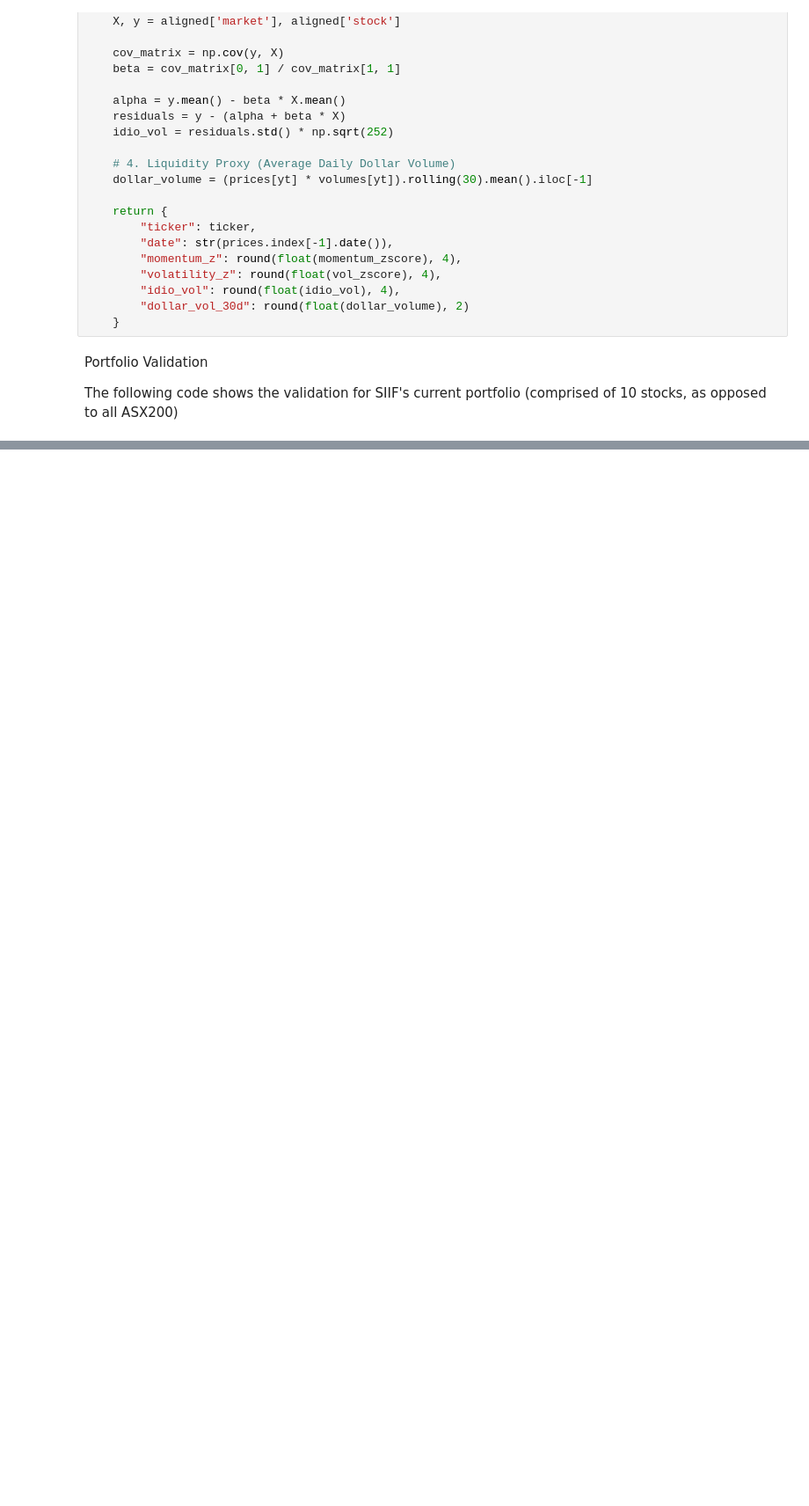
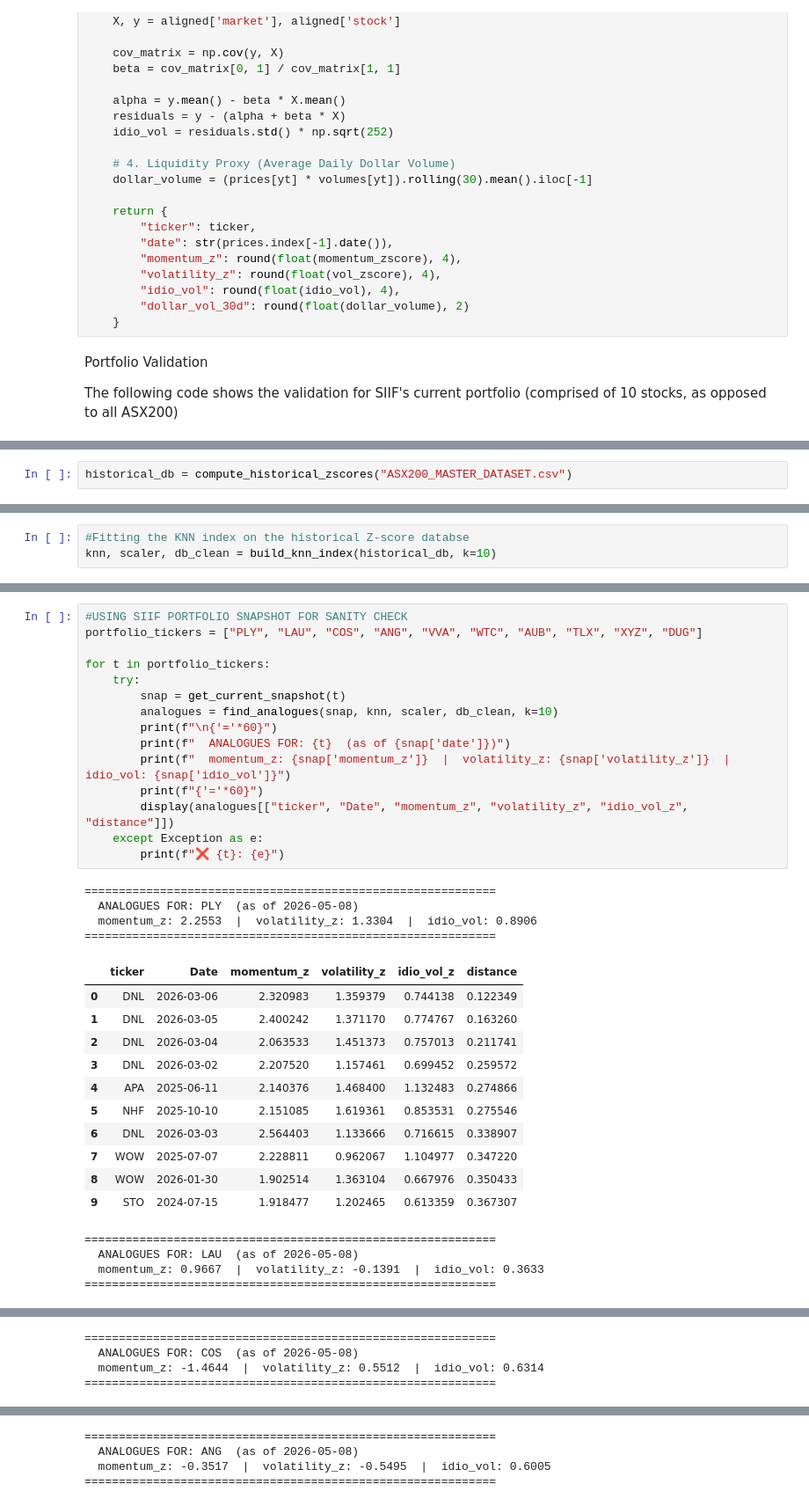
Before and after one commit to siifmelbourne/ASX200_Screener, a Jupyter notebook: 02_similarity_engine.ipynb, the cells around one changed output, grey strips where cells are left out. Shown at 88% size. Cells and saved outputs as stored; diff of their text form; blank space fills up the shorter version.

```diff
--- a/02_similarity_engine.ipynb
+++ b/02_similarity_engine.ipynb
@@ -92,0 +206,2 @@ Now that the live metric engine is validated, the next phase (week 2) invol
+# %%
+historical_db = compute_historical_zscores("ASX200_MASTER_DATASET.csv")
@@ -92,0 +251,3 @@ Now that the live metric engine is validated, the next phase (week 2) invol
+# %%
+#Fitting the KNN index on the historical Z-score databse
+knn, scaler, db_clean = build_knn_index(historical_db, k=10)
@@ -92,0 +275,35 @@ Now that the live metric engine is validated, the next phase (week 2) invol
+# %%
+#USING SIIF PORTFOLIO SNAPSHOT FOR SANITY CHECK
+portfolio_tickers = ["PLY", "LAU", "COS", "ANG", "VVA", "WTC", "AUB", "TLX", "XYZ", "DUG"]
+
+for t in portfolio_tickers:
+    try:
+        snap = get_current_snapshot(t)
+        analogues = find_analogues(snap, knn, scaler, db_clean, k=10)
+        print(f"\n{'='*60}")
+        print(f"  ANALOGUES FOR: {t}  (as of {snap['date']})")
+        print(f"  momentum_z: {snap['momentum_z']}  |  volatility_z: {snap['volatility_z']}  |  idio_vol: {snap['idio_vol']}")
+        print(f"{'='*60}")
+        display(analogues[["ticker", "Date", "momentum_z", "volatility_z", "idio_vol_z", "distance"]])
+    except Exception as e:
+        print(f"❌ {t}: {e}")
+# %% [output]
+============================================================
+  ANALOGUES FOR: PLY  (as of 2026-05-08)
+  momentum_z: 2.2553  |  volatility_z: 1.3304  |  idio_vol: 0.8906
+============================================================
+|  | ticker | Date | momentum_z | volatility_z | idio_vol_z | distance |
+| 0 | DNL | 2026-03-06 | 2.320983 | 1.359379 | 0.744138 | 0.122349 |
+| 1 | DNL | 2026-03-05 | 2.400242 | 1.371170 | 0.774767 | 0.163260 |
+| 2 | DNL | 2026-03-04 | 2.063533 | 1.451373 | 0.757013 | 0.211741 |
+| 3 | DNL | 2026-03-02 | 2.207520 | 1.157461 | 0.699452 | 0.259572 |
+| 4 | APA | 2025-06-11 | 2.140376 | 1.468400 | 1.132483 | 0.274866 |
+| 5 | NHF | 2025-10-10 | 2.151085 | 1.619361 | 0.853531 | 0.275546 |
+| 6 | DNL | 2026-03-03 | 2.564403 | 1.133666 | 0.716615 | 0.338907 |
+| 7 | WOW | 2025-07-07 | 2.228811 | 0.962067 | 1.104977 | 0.347220 |
+| 8 | WOW | 2026-01-30 | 1.902514 | 1.363104 | 0.667976 | 0.350433 |
+| 9 | STO | 2024-07-15 | 1.918477 | 1.202465 | 0.613359 | 0.367307 |
+============================================================
+  ANALOGUES FOR: LAU  (as of 2026-05-08)
+  momentum_z: 0.9667  |  volatility_z: -0.1391  |  idio_vol: 0.3633
+============================================================
@@ -92,0 +321,4 @@ Now that the live metric engine is validated, the next phase (week 2) invol
+============================================================
+  ANALOGUES FOR: COS  (as of 2026-05-08)
+  momentum_z: -1.4644  |  volatility_z: 0.5512  |  idio_vol: 0.6314
+============================================================
@@ -92,0 +336,4 @@ Now that the live metric engine is validated, the next phase (week 2) invol
+============================================================
+  ANALOGUES FOR: ANG  (as of 2026-05-08)
+  momentum_z: -0.3517  |  volatility_z: -0.5495  |  idio_vol: 0.6005
+============================================================
```
Also changed, not shown: parts of 17 cells of this notebook, 1 other file.
